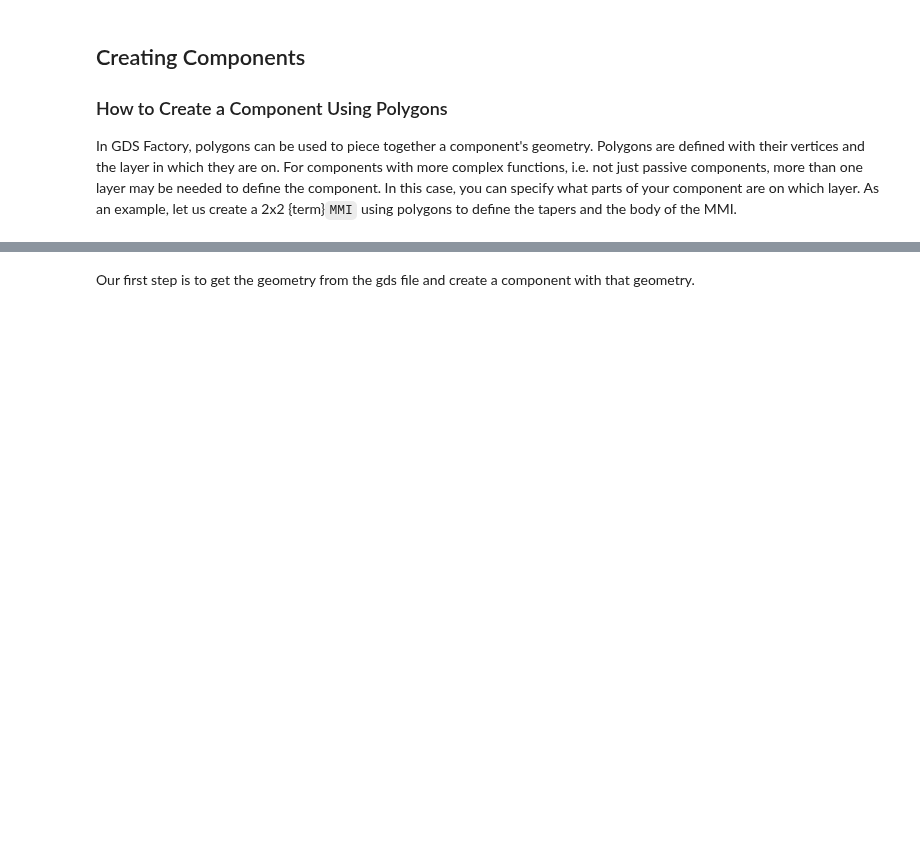
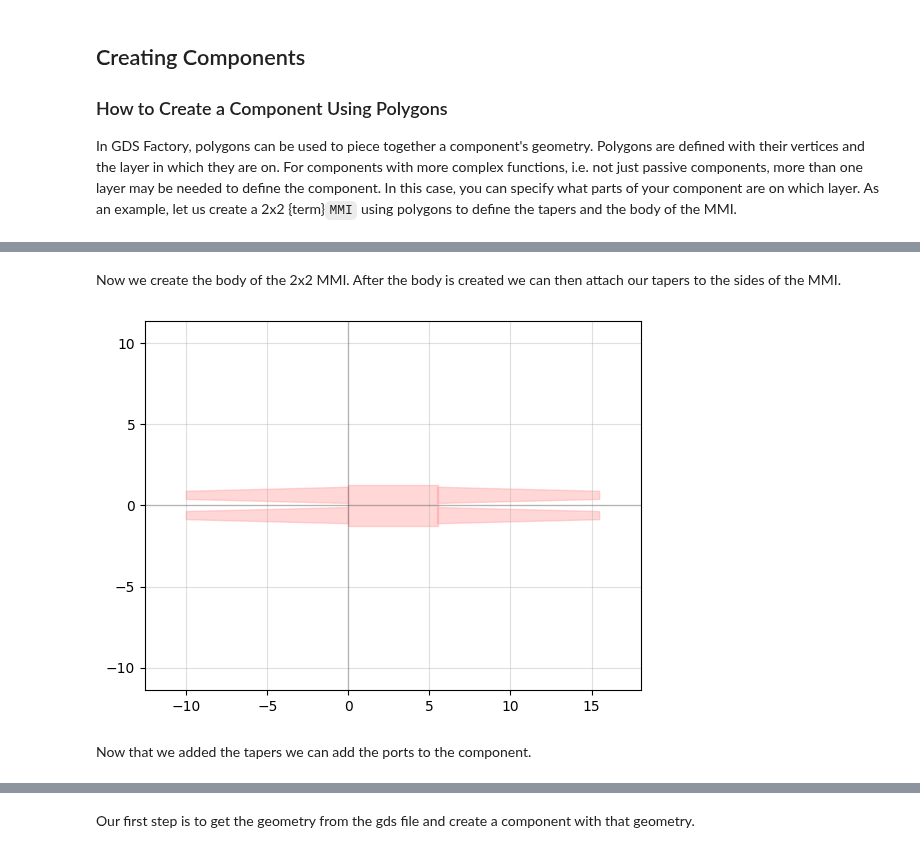
Before and after one commit to BYUCamachoLab/Photonics-Bootcamp, a Jupyter notebook: book/pages/components.ipynb, the cells around one changed output, grey strips where cells are left out. Cells and saved outputs as stored; diff of their text form; code cells hidden in the pictures; blank space fills up the shorter version.

```diff
--- a/book/pages/components.ipynb
+++ b/book/pages/components.ipynb
@@ -25 +45,17 @@ In GDS Factory, polygons can be used to piece together a component's geometry. P
+# %% [markdown]
+Now we create the body of the 2x2 MMI. After the body is created we can then attach our tapers to the sides of the MMI.
+# %%
+# Create component for 2x2 MMI, then add the MMI body and reference the tapers in the component
+mmi = gf.Component()
+mmi.add_polygon(points=[(0,mmi_width/2),(0,-mmi_width/2),(mmi_length,-mmi_width/2),(mmi_length,mmi_width/2)], layer=1)
+mmi.add_ref(taper, origin=(-(t_length),t_output/2+t_gap), rotation=0)
+mmi.add_ref(taper, origin=(-(t_length),-(t_output/2+t_gap)), rotation=0)
+mmi.add_ref(taper, origin=(t_length+mmi_length,t_output/2+t_gap), rotation=180)
+mmi.add_ref(taper, origin=(t_length+mmi_length,-(t_output/2+t_gap)), rotation=180)
+
+mmi.plot()
+# %% [output]
+[figure, added]
+# %% [markdown]
+Now that we added the tapers we can add the ports to the component.
 # %%
```
Also changed, not shown: parts of 5 cells of this notebook, 10 other files.
